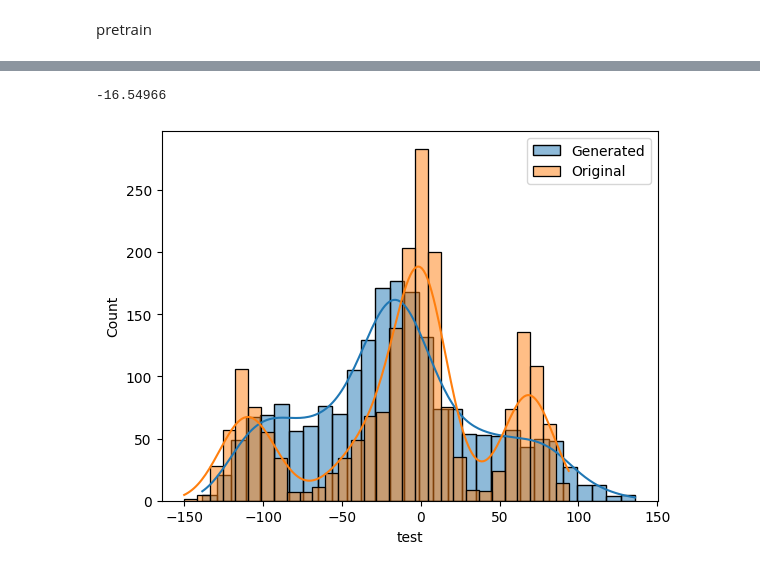
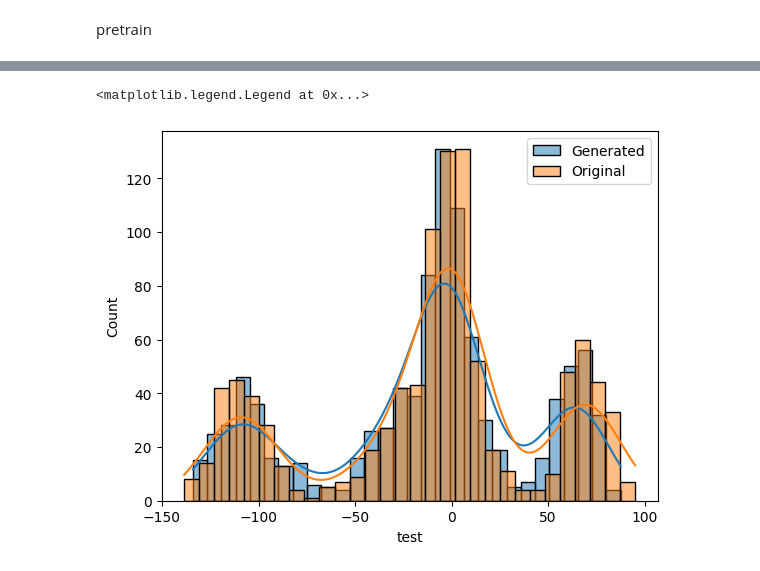
Before and after one commit to miluosi/diffusion-for-learning, a Jupyter notebook: quantile_ddpm.ipynb, the cells around one changed output, grey strips where cells are left out. Drawn from its saved outputs; the diff is of its cells as text; code cells hidden in the pictures.

```diff
--- a/quantile_ddpm.ipynb
+++ b/quantile_ddpm.ipynb
@@ -311,14 +311,14 @@ def traincon_ddpm(model,optimizer,num_epochs,targetdim,lambda1,alpha,traindata_l
                 x1 = batch[:,:-targetdim].cuda()
             loss = model.loss_fn(y1,x1,lambda1,alpha)
             whole_loss+=loss
-            # optimizer.zero_grad()
-            # loss = model.loss_fn(y1,x1, lambda1=1.0, alpha=alpha, train_stage="quantile")
-            # loss.backward()
-            # optimizer.step()
-            # optimizer.zero_grad()
-            # loss = model.loss_fn(y1, x1, lambda1=0.0, alpha=alpha, train_stage="diffusion")
-            # loss.backward()
-            # optimizer.step()
+            optimizer.zero_grad()
+            loss = model.loss_fn(y1,x1, lambda1=1.0, alpha=alpha, train_stage="quantile")
+            loss.backward()
+            optimizer.step()
+            optimizer.zero_grad()
+            loss = model.loss_fn(y1, x1, lambda1=0.0, alpha=alpha, train_stage="diffusion")
+            loss.backward()
+            optimizer.step()
             optimizer.zero_grad()
             loss = model.loss_fn(y1, x1, lambda1=0.5, alpha=alpha, train_stage="joint")
             loss.backward()
@@ -519,7 +553,7 @@ qmodel = QuantileBackbone(input_dim, output_dim).cuda()
 optimizer = optim.Adam(qmodel.parameters(), lr=0.001)
 
 # 4. 训练模型
-num_epochs = 100
+num_epochs = 1000
 for epoch in range(num_epochs):
     qmodel.train()  # 设置模型为训练模式
     optimizer.zero_grad()  # 清零梯度
@@ -601,22 +633,22 @@ class Model(nn.Module):
         idx        : if None (training phase), we perturbed random index. Else (inference phase), it is recommended that you specify.
 
         '''
-        quantile_output = self.quantile_backbone(torch.tensor(con_x).cuda())
-        output, epsilon, alpha_bar = self.forward(x,con_x,quantile_output, idx=idx, get_target=True)
+
+        output, epsilon, alpha_bar = self.forward(x,con_x, idx=idx, get_target=True)
         loss = (output - epsilon).square().mean()
         return loss
 
 
 
-    def forward(self, x,con_x, quantile_output,idx=None, get_target=False):
+    def forward(self, x,con_x, idx=None, get_target=False):
         '''
         x          : real data if idx==None else perturbation data
         idx        : if None (training phase), we perturbed random index. Else (inference phase), it is recommended that you specify.
         get_target : if True (training phase), target and sigma is returned with output (epsilon prediction)
 
         '''
-
-
+        quantile_output = self.quantile_backbone(torch.tensor(con_x).cuda())
+        quantile_output = 0.5*quantile_output+0.5*x
         if idx == None:
             idx = torch.randint(0, len(self.alpha_bars), (x.size(0), )).to(device = self.device)
             used_alpha_bars = self.alpha_bars[idx][:, None]
@@ -861,9 +857,12 @@ Early stopping after 47 epochs
 # %%
+sampling_number = sca_X_test_5.shape[0]
+only_final = True
+process = DiffusionProcess(beta_1, beta_T, T, model, device, (1,),torch.Tensor(sca_X_test_5[:,:-1]).cuda())
+sample = process.sampling(sampling_number,torch.Tensor(sca_X_test_5[:,:-1]).cuda(),only_final)
 trandatacvae = scay5.inverse_transform(sample.cpu().detach().numpy())
 sns.histplot(trandatacvae, kde=True, bins=30, label='Generated')
 sns.histplot(resultdata['test'], kde=True, bins=30, label='Original')
 plt.legend()  # 添加图例
-print(trandatacvae.mean())
 # %% [output]
--16.54966
+<matplotlib.legend.Legend at 0x...>
-[figure, old version]
+[figure, new version]
```
Also changed, not shown: parts of 13 cells of this notebook.
